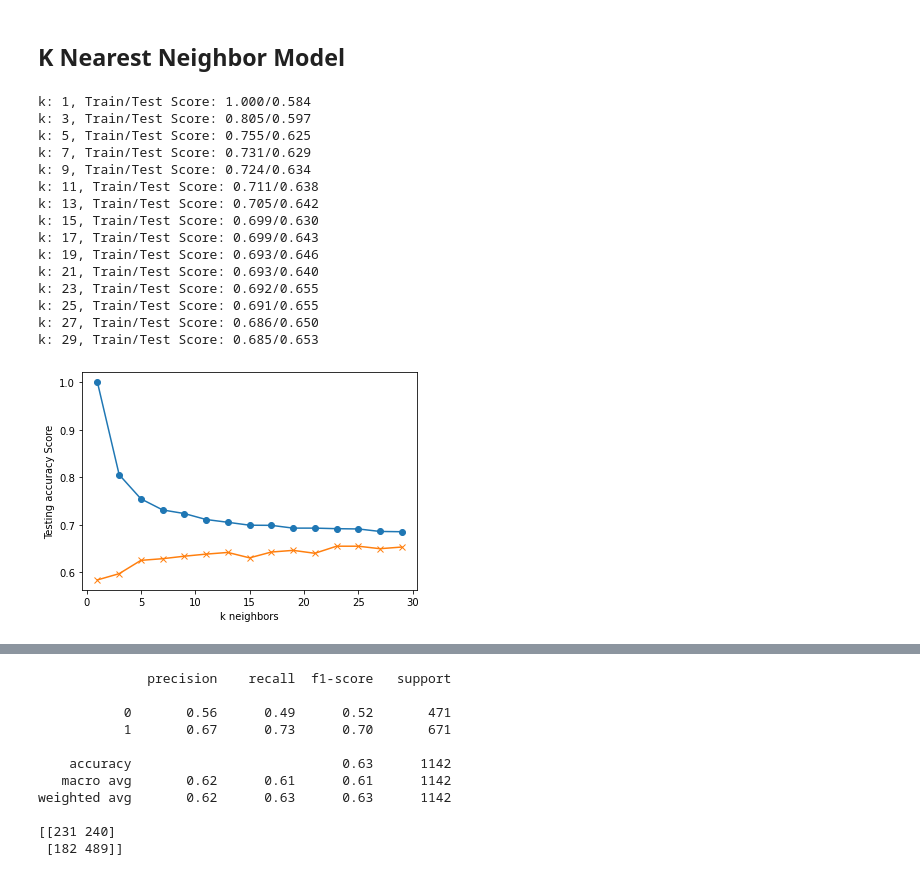
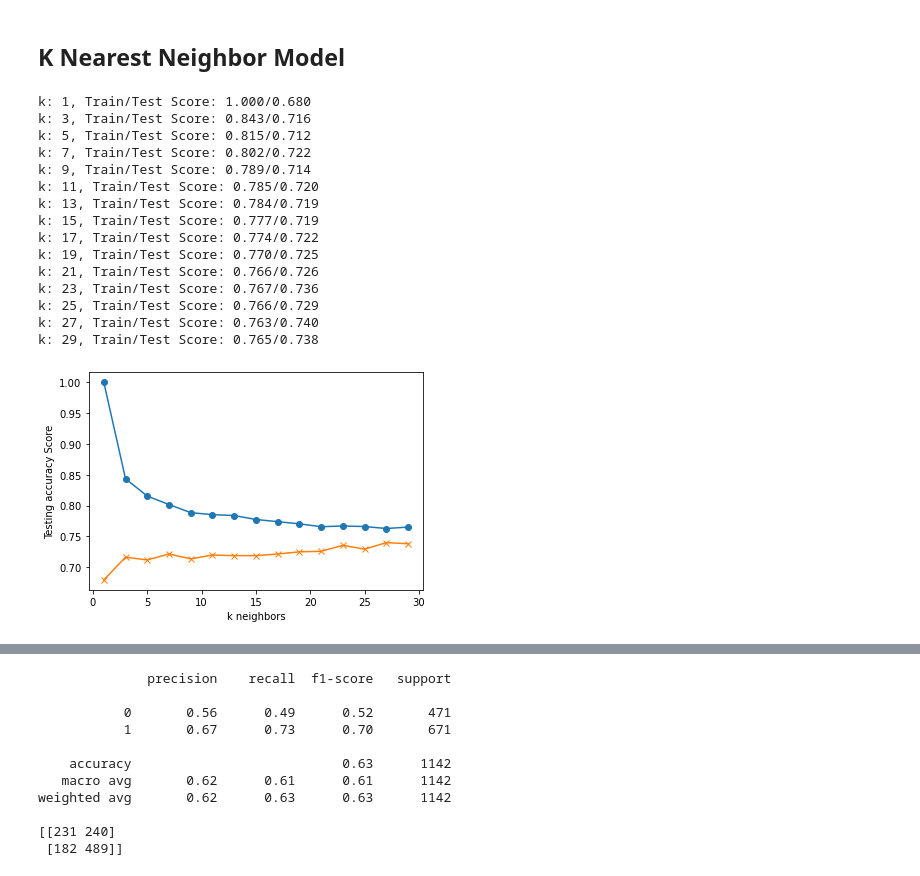
Before and after one commit to nickmangarella/ufc-predictive-model, a Jupyter notebook: ufc-Allmodel-wins.ipynb, the cells around one changed output, grey strips where cells are left out. Cells and saved outputs as stored; diff of their text form; code cells hidden in the pictures.

Commit message:
scaled some models

```diff
--- a/ufc-Allmodel-wins.ipynb
+++ b/ufc-Allmodel-wins.ipynb
@@ -150,41 +150,51 @@ weighted avg       0.77      0.77      0.77      1142
  [ 90 581]]
 # %% [markdown]
 ## K Nearest Neighbor Model
+# %%
+# Create a StandardScater model
+from sklearn.preprocessing import StandardScaler
+
+#Fit it to the training data
+X_scaler = StandardScaler().fit(X_train)
+
+# Transform the training and testing data using the X_scaler
+X_train_scaled = X_scaler.transform(X_train)
+X_test_scaled = X_scaler.transform(X_test)
 # %%
 from sklearn.neighbors import KNeighborsClassifier
 train_scores = []
 test_scores = []
 for k in range(1, 31, 2):
     knn = KNeighborsClassifier(n_neighbors=k)
-    knn.fit(X_train, y_train)
-    train_score = knn.score(X_train, y_train)
-    test_score = knn.score(X_test, y_test)
+    knn.fit(X_train_scaled, y_train)
+    train_score = knn.score(X_train_scaled, y_train)
+    test_score = knn.score(X_test_scaled, y_test)
     train_scores.append(train_score)
     test_scores.append(test_score)
     print(f"k: {k}, Train/Test Score: {train_score:.3f}/{test_score:.3f}")
 
 
 plt.plot(range(1, 31, 2), train_scores, marker='o')
 plt.plot(range(1, 31, 2), test_scores, marker="x")
 plt.xlabel("k neighbors")
 plt.ylabel("Testing accuracy Score")
 plt.show()
 # %% [output]
-k: 1, Train/Test Score: 1.000/0.584
-k: 3, Train/Test Score: 0.805/0.597
-k: 5, Train/Test Score: 0.755/0.625
-k: 7, Train/Test Score: 0.731/0.629
-k: 9, Train/Test Score: 0.724/0.634
-k: 11, Train/Test Score: 0.711/0.638
-k: 13, Train/Test Score: 0.705/0.642
-k: 15, Train/Test Score: 0.699/0.630
-k: 17, Train/Test Score: 0.699/0.643
-k: 19, Train/Test Score: 0.693/0.646
-k: 21, Train/Test Score: 0.693/0.640
-k: 23, Train/Test Score: 0.692/0.655
-k: 25, Train/Test Score: 0.691/0.655
-k: 27, Train/Test Score: 0.686/0.650
-k: 29, Train/Test Score: 0.685/0.653
+k: 1, Train/Test Score: 1.000/0.680
+k: 3, Train/Test Score: 0.843/0.716
+k: 5, Train/Test Score: 0.815/0.712
+k: 7, Train/Test Score: 0.802/0.722
+k: 9, Train/Test Score: 0.789/0.714
+k: 11, Train/Test Score: 0.785/0.720
+k: 13, Train/Test Score: 0.784/0.719
+k: 15, Train/Test Score: 0.777/0.719
+k: 17, Train/Test Score: 0.774/0.722
+k: 19, Train/Test Score: 0.770/0.725
+k: 21, Train/Test Score: 0.766/0.726
+k: 23, Train/Test Score: 0.767/0.736
+k: 25, Train/Test Score: 0.766/0.729
+k: 27, Train/Test Score: 0.763/0.740
+k: 29, Train/Test Score: 0.765/0.738
-[figure, old version]
+[figure, new version]
 # %%
 knn = KNeighborsClassifier(n_neighbors=15, weights='uniform')
```
Also changed, not shown: parts of 14 cells of this notebook.
